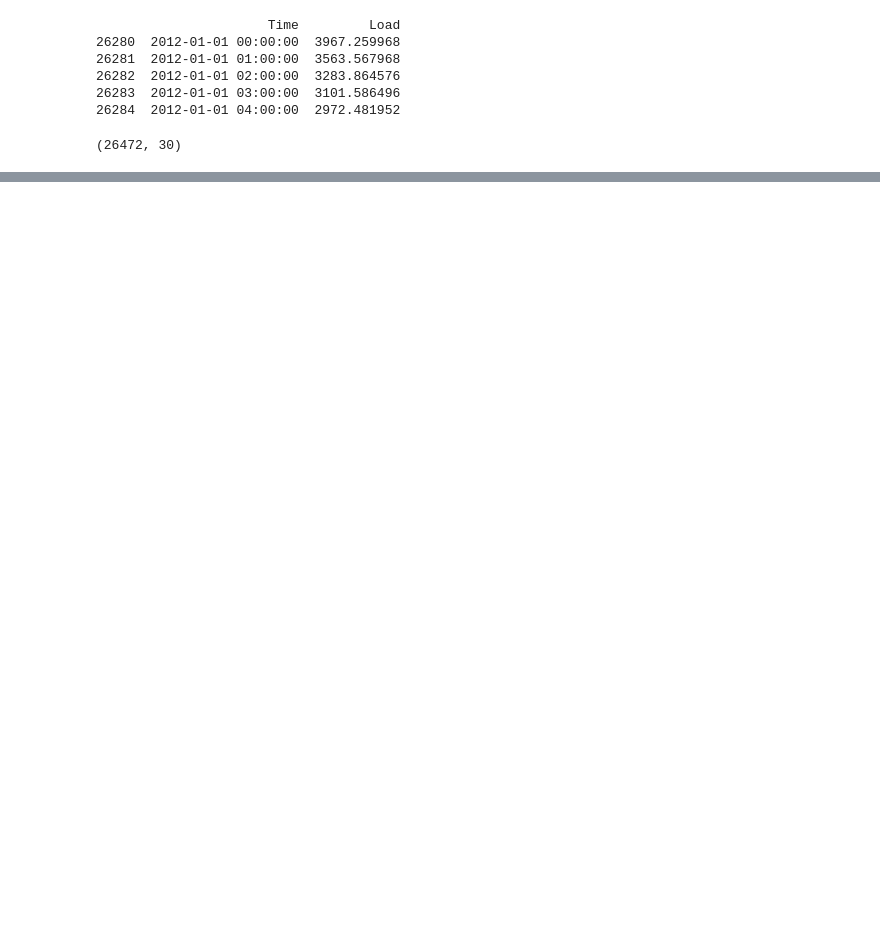
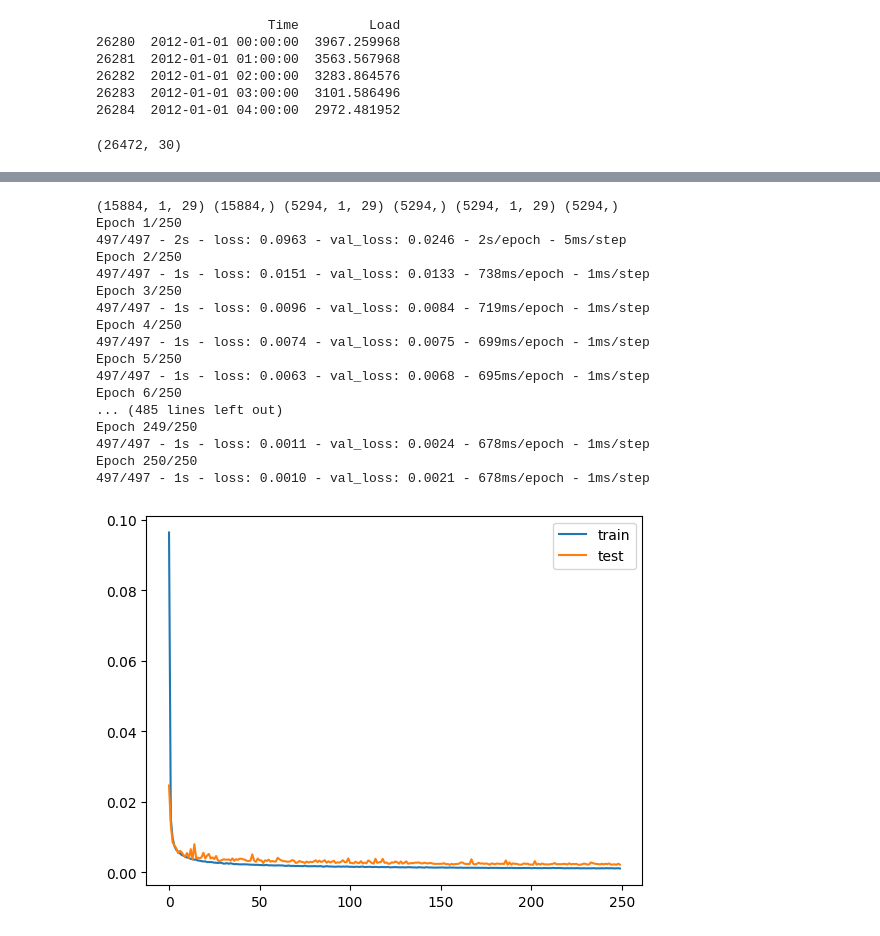
Before and after one commit to John-Chen92/Electricity_Load_Forecast, a Jupyter notebook: Lstm.ipynb, the cells around one changed output, grey strips where cells are left out. Cells and saved outputs as stored; diff of their text form; code cells hidden in the pictures; blank space fills up the shorter version.

Commit message:
fix(lstm_pytorch and lstm): worked out some of the details

```diff
--- a/Lstm.ipynb
+++ b/Lstm.ipynb
@@ -223,3 +111,67 @@ Test mape: 0.266
+# %%
+from pandas import read_csv
+from pandas import DataFrame
+from pandas import concat
+from math import sqrt
+from numpy import concatenate
+from matplotlib import pyplot
+from sklearn.preprocessing import MinMaxScaler
+from sklearn.preprocessing import LabelEncoder
+from sklearn.metrics import mean_squared_error
+from keras.models import Sequential
+from keras.layers import Dense
+from keras.layers import LSTM
+import numpy as np
+# from sklearn.metrics import mea
+
+
+train_X = X_train.T
+valid_X = X_valid.T
+test_X = X_test.T
+train_y = y_train
+valid_y = y_valid
+test_y = y_test
+
+# 将训练集和测试集的输入特征变形为三维
+train_X = train_X.reshape((train_X.shape[0], 1, train_X.shape[1]))
+valid_X = valid_X.reshape((valid_X.shape[0], 1, valid_X.shape[1]))
+test_X = test_X.reshape((test_X.shape[0], 1, test_X.shape[1]))
+print(train_X.shape, train_y.shape, valid_X.shape, valid_y.shape, test_X.shape, test_y.shape)
+
+# 设计网络
+model = Sequential()  # 创建一个空的网络模型
+model.add(LSTM(64, input_shape=(train_X.shape[1], train_X.shape[2])))  # 添加LSTM层，输出维度为64
+model.add(Dense(1))  # 添加全连接层，输出维度为1
+model.compile(loss='mse', optimizer='adam')  # 编译模型，损失函数为MSE，优化器为adam
+
+# 拟合网络模型
+
+history = model.fit(train_X, train_y, epochs=250, batch_size=32, validation_data=(valid_X, valid_y), verbose=2,
+                    shuffle=True) # 训练参数设置：迭代次数为250次，批量大小为32，验证集为测试集，打印信息模式为2，打乱数据为True
+# 画出损失函数曲线
+pyplot.plot(history.history['loss'], label='train')
+pyplot.plot(history.history['val_loss'], label='test')
+pyplot.legend()
+pyplot.show()
+# %% [output]
+(15884, 1, 29) (15884,) (5294, 1, 29) (5294,) (5294, 1, 29) (5294,)
+Epoch 1/250
+497/497 - 2s - loss: 0.0963 - val_loss: 0.0246 - 2s/epoch - 5ms/step
+Epoch 2/250
+497/497 - 1s - loss: 0.0151 - val_loss: 0.0133 - 738ms/epoch - 1ms/step
+Epoch 3/250
+497/497 - 1s - loss: 0.0096 - val_loss: 0.0084 - 719ms/epoch - 1ms/step
+Epoch 4/250
+497/497 - 1s - loss: 0.0074 - val_loss: 0.0075 - 699ms/epoch - 1ms/step
+Epoch 5/250
+497/497 - 1s - loss: 0.0063 - val_loss: 0.0068 - 695ms/epoch - 1ms/step
+Epoch 6/250
+... (485 lines left out)
+Epoch 249/250
+497/497 - 1s - loss: 0.0011 - val_loss: 0.0024 - 678ms/epoch - 1ms/step
+Epoch 250/250
+497/497 - 1s - loss: 0.0010 - val_loss: 0.0021 - 678ms/epoch - 1ms/step
+[figure, added]
 # %%
 #在训练集上的拟合结果
 y_train_predict=model.predict(train_X)
```
Also changed, not shown: parts of 5 cells of this notebook, 2 other files.
